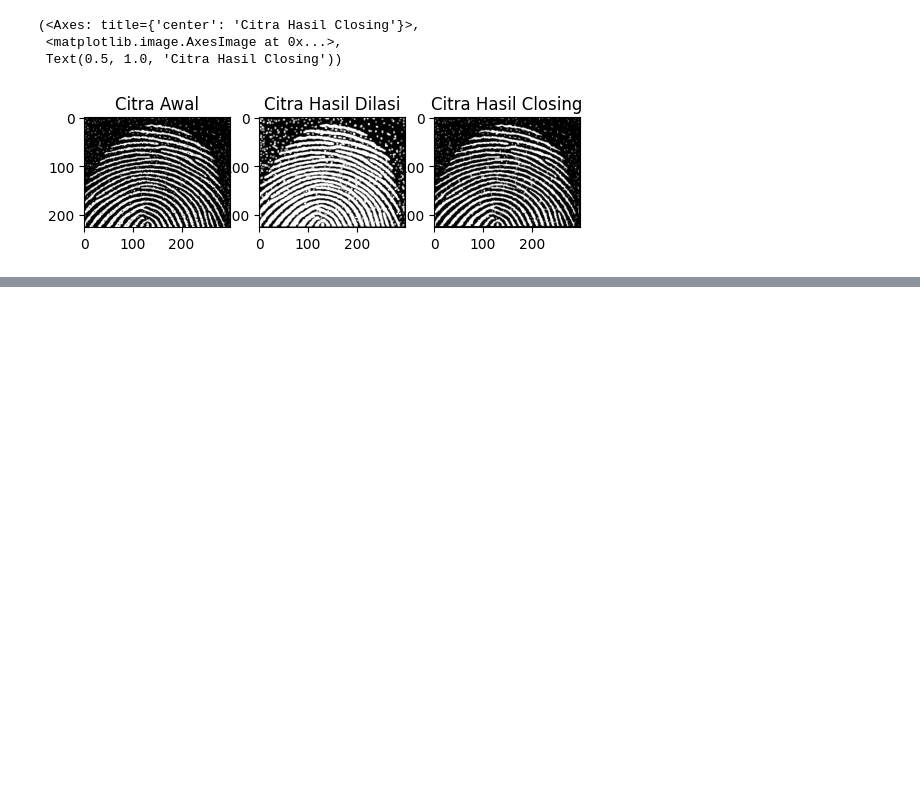
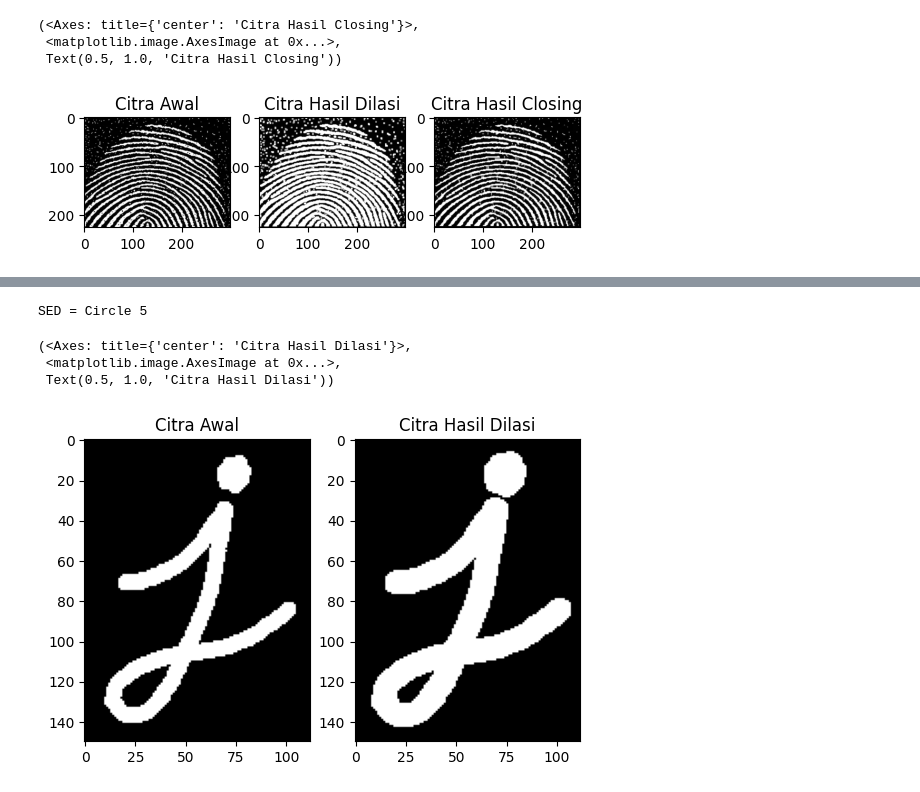
Before and after one commit to RinaHariyanti/PCVK_Genap_2023, a Jupyter notebook: Week9.ipynb, the cells around one changed output, grey strips where cells are left out. Drawn from its saved outputs; the diff is of its cells as text; code cells hidden in the pictures; blank space fills up the shorter version.

```diff
--- a/Week9.ipynb
+++ b/Week9.ipynb
@@ -328,0 +358,17 @@ plt.subplot(133),plt.imshow(imgErode, cmap="gray"),plt.title('Citra Hasil Closin
+# %%
+# operasi dilasi dengan Structuring Element berbentuk Circular 5 x 5
+img6 = cv2.imread('/content/drive/MyDrive/PCVK/Images/j.png')
+
+kernel = cv2.getStructuringElement(cv2.MORPH_ELLIPSE,(5,5))
+dilation = cv2.dilate(img6, kernel, iterations = 1)
+
+print("SED = Circle 5")
+
+plt.subplot(121),plt.imshow(img6),plt.title('Citra Awal')
+plt.subplot(122),plt.imshow(dilation),plt.title('Citra Hasil Dilasi')
+# %% [output]
+SED = Circle 5
+(<Axes: title={'center': 'Citra Hasil Dilasi'}>,
+ <matplotlib.image.AxesImage at 0x...>,
+ Text(0.5, 1.0, 'Citra Hasil Dilasi'))
+[figure, added]
```
Also changed, not shown: parts of 9 cells of this notebook.
